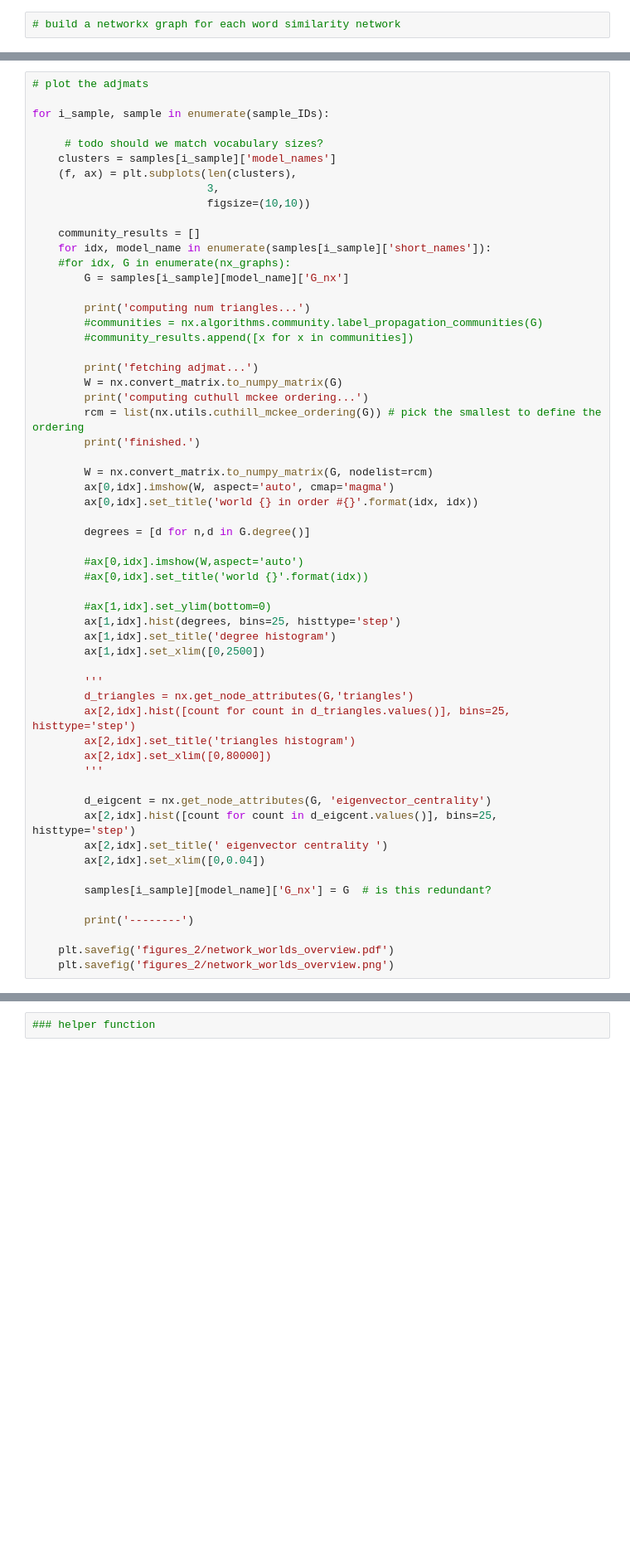
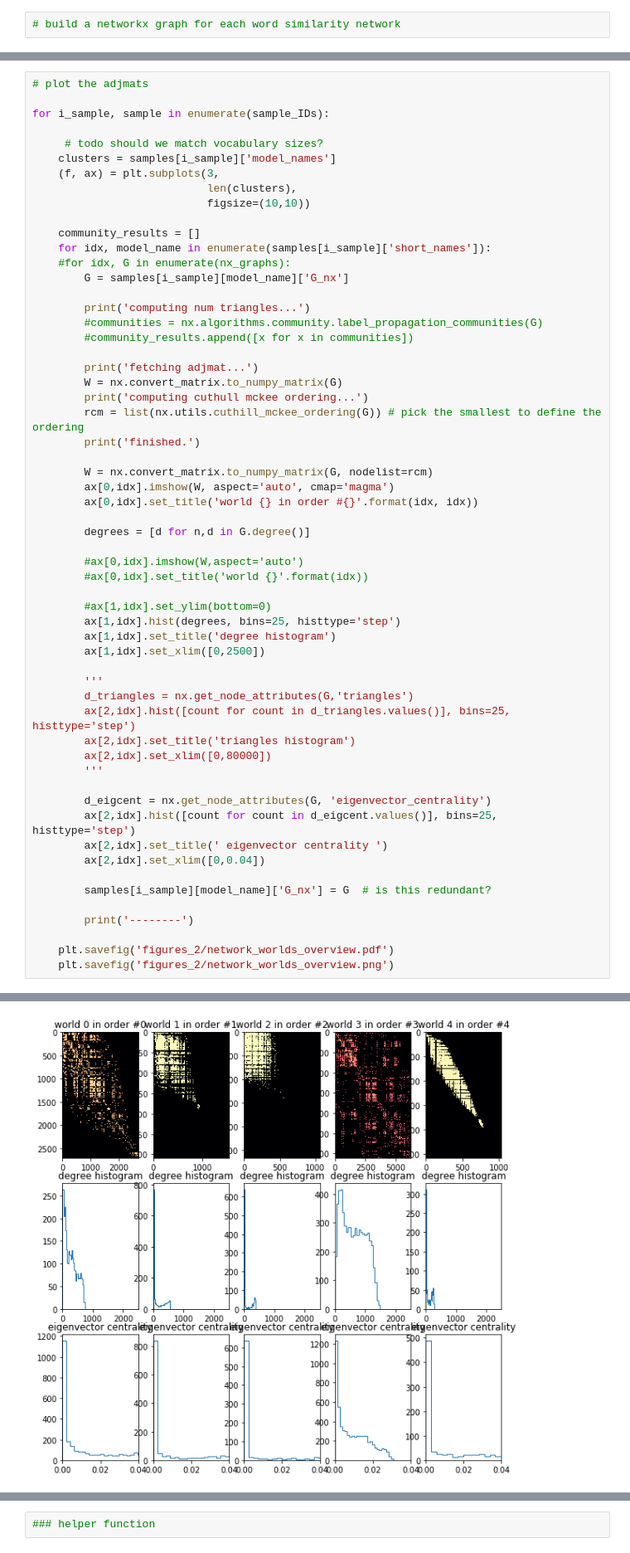
Before and after one commit to brendanchambers/attention_wildfires, a Jupyter notebook: research_dynamics/dynamics_v2/unpack_clusters_by_centrality.ipynb, the cells around one changed output, grey strips where cells are left out. Shown at 83% size. Cells and saved outputs as stored; diff of their text form; blank space fills up the shorter version.

```diff
--- a/research_dynamics/dynamics_v2/unpack_clusters_by_centrality.ipynb
+++ b/research_dynamics/dynamics_v2/unpack_clusters_by_centrality.ipynb
@@ -192,8 +269,8 @@ for i_sample, sample in enumerate(sample_IDs):
 
      # todo should we match vocabulary sizes?
     clusters = samples[i_sample]['model_names']
-    (f, ax) = plt.subplots(len(clusters),
-                           3,
+    (f, ax) = plt.subplots(3,
+                           len(clusters),
                            figsize=(10,10))
 
     community_results = []
@@ -243,3 +320,4 @@ for i_sample, sample in enumerate(sample_IDs):
 
     plt.savefig('figures_2/network_worlds_overview.pdf')
     plt.savefig('figures_2/network_worlds_overview.png')
+# %% [output]
@@ -245,0 +341 @@ for i_sample, sample in enumerate(sample_IDs):
+[figure, added]
```
Also changed, not shown: parts of 11 cells of this notebook, 44 other files.
